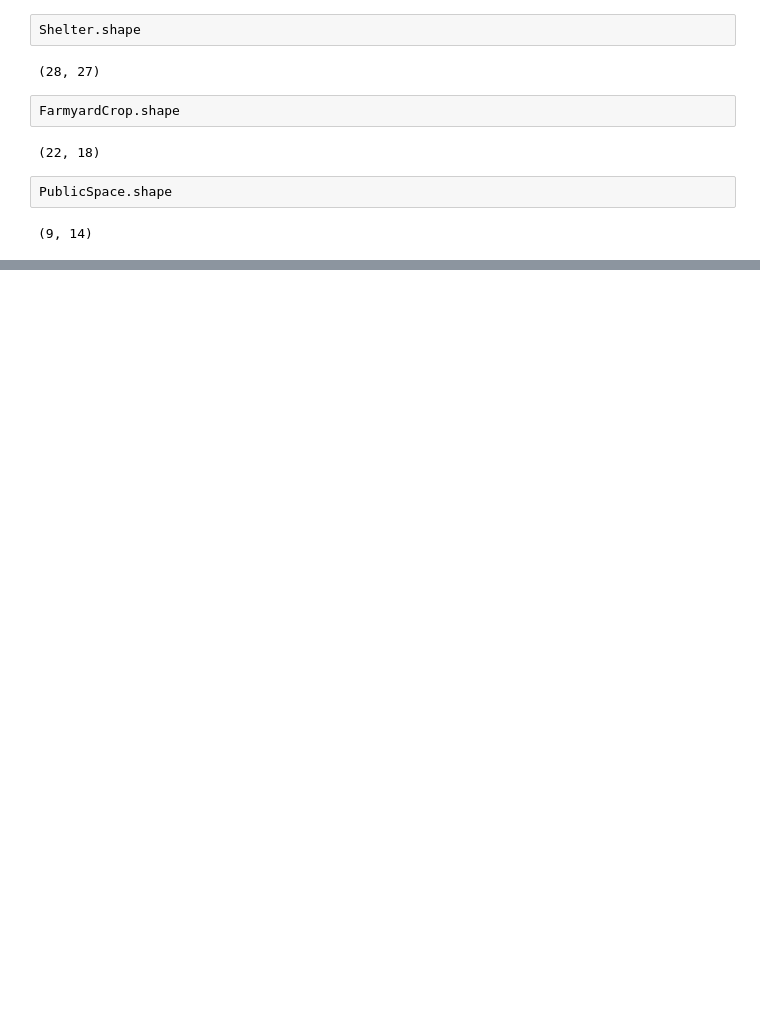
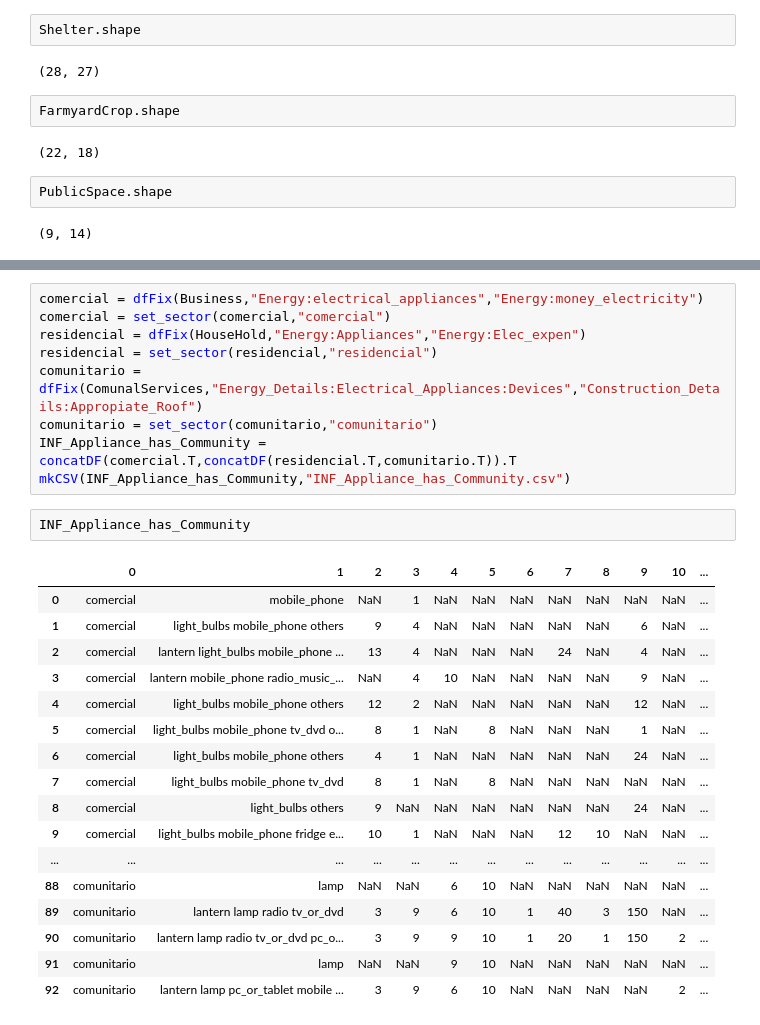
Before and after one commit to guillermosanchezg/NAUTIA, a Jupyter notebook: DesarrolloPy/NotebookTransform.ipynb, the cells around one changed output, grey strips where cells are left out. Saved outputs shown, nothing was run; the diff lists cells and outputs as text; blank space fills up the shorter version.

```diff
--- a/DesarrolloPy/NotebookTransform.ipynb
+++ b/DesarrolloPy/NotebookTransform.ipynb
@@ -321,0 +327,29 @@ S_Hospital
+# %%
+comercial = dfFix(Business,"Energy:electrical_appliances","Energy:money_electricity")
+comercial = set_sector(comercial,"comercial")
+residencial = dfFix(HouseHold,"Energy:Appliances","Energy:Elec_expen")
+residencial = set_sector(residencial,"residencial")
+comunitario = dfFix(ComunalServices,"Energy_Details:Electrical_Appliances:Devices","Construction_Details:Appropiate_Roof")
+comunitario = set_sector(comunitario,"comunitario")
+INF_Appliance_has_Community = concatDF(comercial.T,concatDF(residencial.T,comunitario.T)).T
+mkCSV(INF_Appliance_has_Community,"INF_Appliance_has_Community.csv")
+# %%
+INF_Appliance_has_Community
+# %% [output]
+|  | 0 | 1 | 2 | 3 | 4 | 5 | 6 | 7 | 8 | 9 | 10 | ... |
+| 0 | comercial | mobile_phone | NaN | 1 | NaN | NaN | NaN | NaN | NaN | NaN | NaN | ... |
+| 1 | comercial | light_bulbs mobile_phone others | 9 | 4 | NaN | NaN | NaN | NaN | NaN | 6 | NaN | ... |
+| 2 | comercial | lantern light_bulbs mobile_phone ... | 13 | 4 | NaN | NaN | NaN | 24 | NaN | 4 | NaN | ... |
+| 3 | comercial | lantern mobile_phone radio_music_... | NaN | 4 | 10 | NaN | NaN | NaN | NaN | 9 | NaN | ... |
+| 4 | comercial | light_bulbs mobile_phone others | 12 | 2 | NaN | NaN | NaN | NaN | NaN | 12 | NaN | ... |
+| 5 | comercial | light_bulbs mobile_phone tv_dvd o... | 8 | 1 | NaN | 8 | NaN | NaN | NaN | 1 | NaN | ... |
+| 6 | comercial | light_bulbs mobile_phone others | 4 | 1 | NaN | NaN | NaN | NaN | NaN | 24 | NaN | ... |
+| 7 | comercial | light_bulbs mobile_phone tv_dvd | 8 | 1 | NaN | 8 | NaN | NaN | NaN | NaN | NaN | ... |
+| 8 | comercial | light_bulbs others | 9 | NaN | NaN | NaN | NaN | NaN | NaN | 24 | NaN | ... |
+| 9 | comercial | light_bulbs mobile_phone fridge e... | 10 | 1 | NaN | NaN | NaN | 12 | 10 | NaN | NaN | ... |
+| ... | ... | ... | ... | ... | ... | ... | ... | ... | ... | ... | ... | ... |
+| 88 | comunitario | lamp | NaN | NaN | 6 | 10 | NaN | NaN | NaN | NaN | NaN | ... |
+| 89 | comunitario | lantern lamp radio tv_or_dvd | 3 | 9 | 6 | 10 | 1 | 40 | 3 | 150 | NaN | ... |
+| 90 | comunitario | lantern lamp radio tv_or_dvd pc_o... | 3 | 9 | 9 | 10 | 1 | 20 | 1 | 150 | 2 | ... |
+| 91 | comunitario | lamp | NaN | NaN | 9 | 10 | NaN | NaN | NaN | NaN | NaN | ... |
+| 92 | comunitario | lantern lamp pc_or_tablet mobile ... | 3 | 9 | 6 | 10 | NaN | NaN | NaN | NaN | 2 | ... |
```
Also changed, not shown: parts of 6 cells of this notebook, 17 other files.
